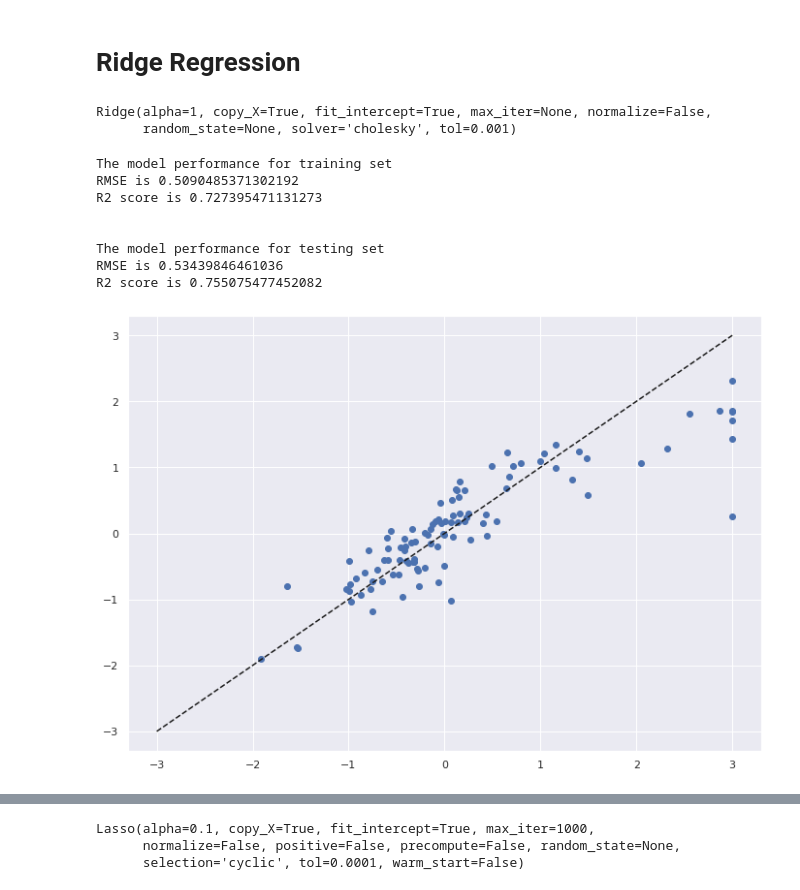
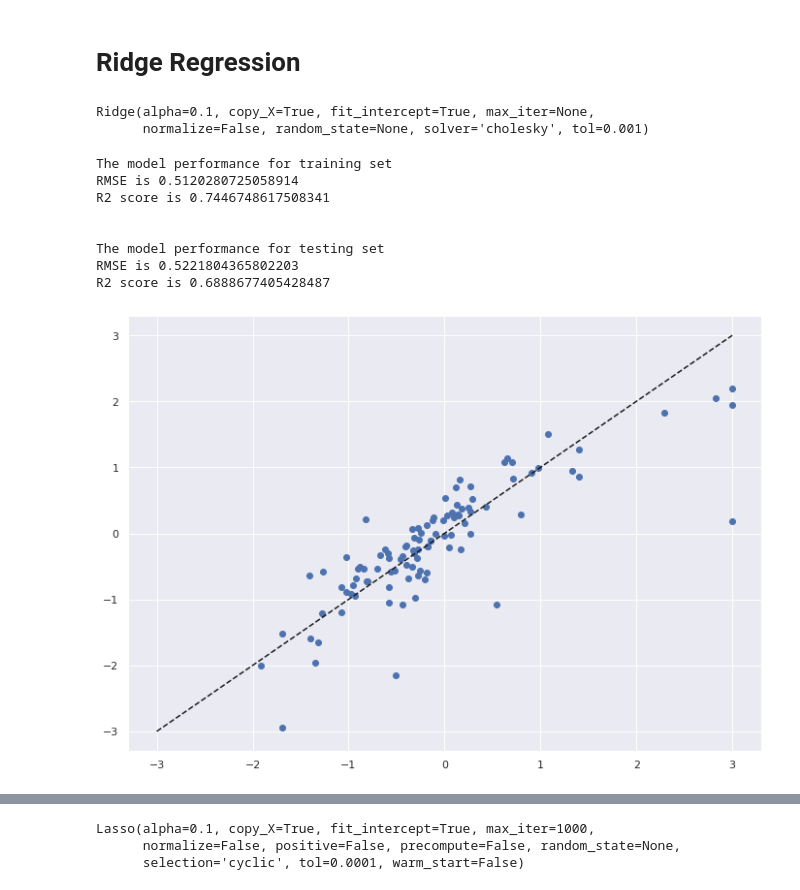
Before and after one commit to christophercallaghan2022/MSDS422, a Jupyter notebook: Assignment_2.ipynb, the cells around one changed output, grey strips where cells are left out. Drawn from its saved outputs; the diff is of its cells as text; code cells hidden in the pictures.

```diff
--- a/Assignment_2.ipynb
+++ b/Assignment_2.ipynb
@@ -287,8 +287,8 @@ print(y_test.shape)
 from sklearn.linear_model import LinearRegression
 from sklearn.metrics import mean_squared_error
 
-lin_model = LinearRegression()
-lin_model.fit(X_train,y_train)
+lin_reg = LinearRegression()
+lin_reg.fit(X_train,y_train)
 # %% [output]
 LinearRegression(copy_X=True, fit_intercept=True, n_jobs=None, normalize=False)
 # %%
@@ -336,43 +352,43 @@ plt.show()
 # Ridge Regression
 # %%
 from sklearn.linear_model import Ridge
-ridge_reg = Ridge(alpha=1, solver = "cholesky")
+ridge_reg = Ridge(alpha=0.1, solver = "cholesky")
 ridge_reg.fit(X_train,y_train)
 # %% [output]
-Ridge(alpha=1, copy_X=True, fit_intercept=True, max_iter=None, normalize=False,
-      random_state=None, solver='cholesky', tol=0.001)
+Ridge(alpha=0.1, copy_X=True, fit_intercept=True, max_iter=None,
+      normalize=False, random_state=None, solver='cholesky', tol=0.001)
 # %%
-y_train_predict = ridge_reg.predict(X_train)
-rmse = (np.sqrt(mean_squared_error(y_train, y_train_predict)))
-r2 = r2_score(y_train, y_train_predict)
+y_train_predict_ridge = ridge_reg.predict(X_train)
+rmse_train_ridge = (np.sqrt(mean_squared_error(y_train, y_train_predict_ridge)))
+r2_train_ridge = r2_score(y_train, y_train_predict_ridge)
 
 print("The model performance for training set")
-print('RMSE is {}'.format(rmse))
-print('R2 score is {}'.format(r2))
+print('RMSE is {}'.format(rmse_train_ridge))
+print('R2 score is {}'.format(r2_train_ridge))
 print("\n")
 
 # model evaluation for testing set
-y_test_predict = ridge_reg.predict(X_test)
-rmse = (np.sqrt(mean_squared_error(y_test, y_test_predict)))
-r2 = r2_score(y_test, y_test_predict)
+y_test_predict_ridge = ridge_reg.predict(X_test)
+rmse_test_ridge = (np.sqrt(mean_squared_error(y_test, y_test_predict_ridge)))
+r2_test_ridge = r2_score(y_test, y_test_predict_ridge)
 
 print("The model performance for testing set")
-print('RMSE is {}'.format(rmse))
-print('R2 score is {}'.format(r2))
+print('RMSE is {}'.format(rmse_test_ridge))
+print('R2 score is {}'.format(r2_test_ridge))
 # %% [output]
 The model performance for training set
-RMSE is 0.5090485371302192
-R2 score is 0.727395471131273
+RMSE is 0.5120280725058914
+R2 score is 0.7446748617508341
 
 
 The model performance for testing set
-RMSE is 0.53439846461036
-R2 score is 0.755075477452082
+RMSE is 0.5221804365802203
+R2 score is 0.6888677405428487
 # %%
 # plotting the y_test vs y_pred
 # ideally should have been a straight line
-plt.scatter(y_test, y_test_predict)
+plt.scatter(y_test, y_test_predict_ridge)
 plt.plot([-3, 3], [-3, 3], '--k')
 plt.show()
 # %% [output]
-[figure, old version]
+[figure, new version]
```
Also changed, not shown: parts of 36 cells of this notebook.
